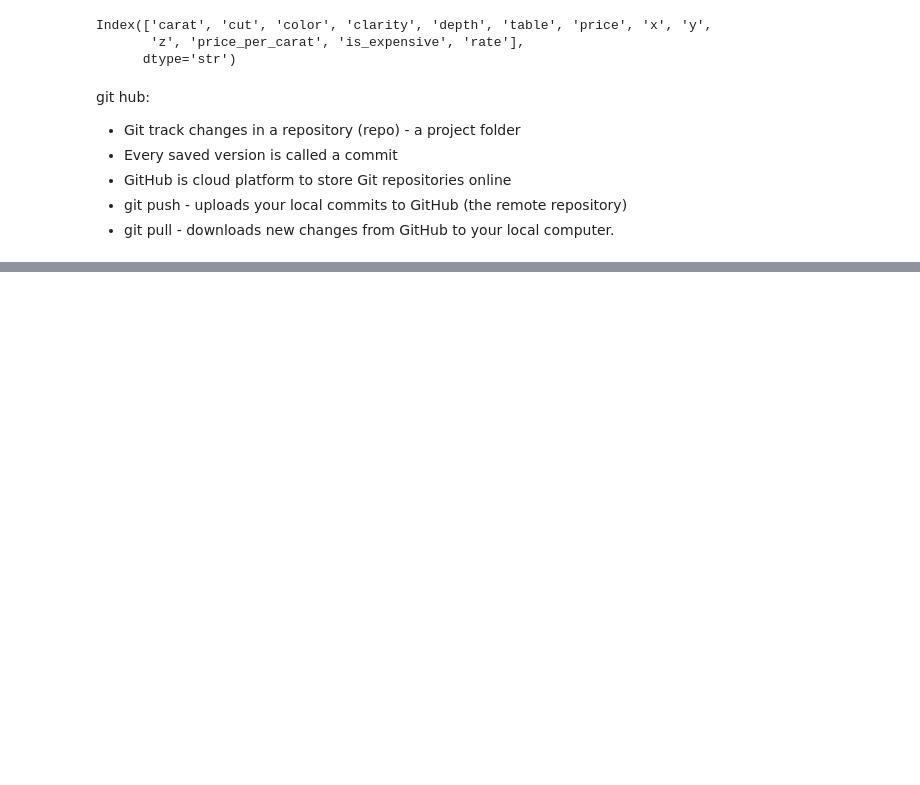
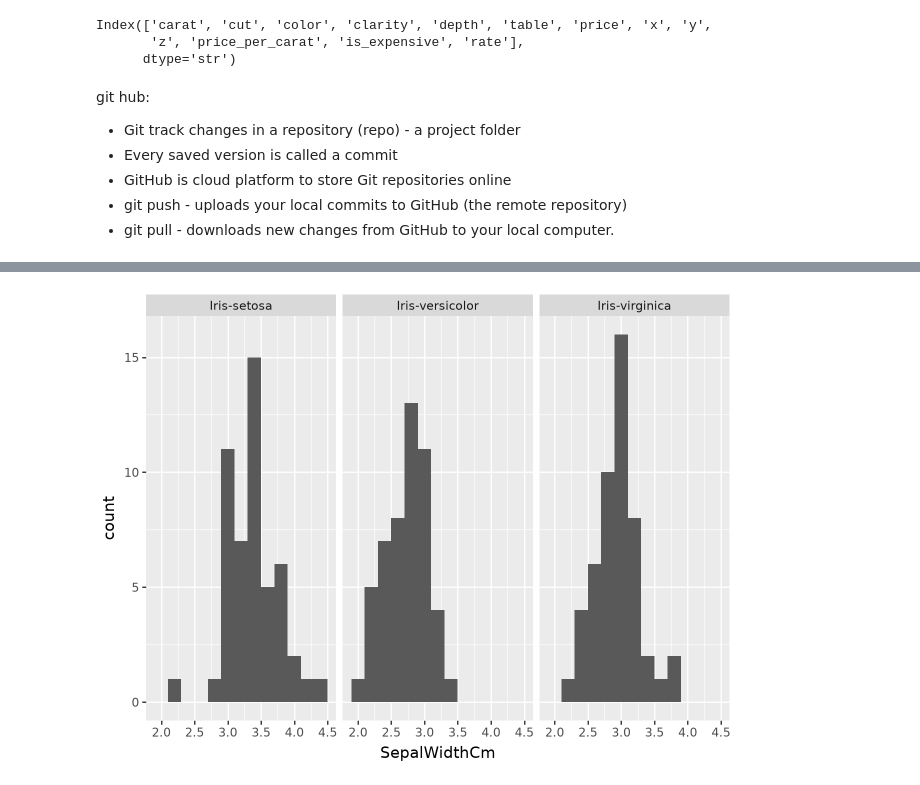
Before and after one commit to Orb-git243/DataScience_HIT_2026, a Jupyter notebook: Practice_and_understanding_the_study/Exercise_book.ipynb, the cells around one changed output, grey strips where cells are left out. Cells and saved outputs as stored; diff of their text form; code cells hidden in the pictures; blank space fills up the shorter version.

```diff
--- a/Practice_and_understanding_the_study/Exercise_book.ipynb
+++ b/Practice_and_understanding_the_study/Exercise_book.ipynb
@@ -328,0 +358,4 @@ git hub:
+# %%
+pln.ggplot(iris_df, pln.aes(x='SepalWidthCm')) + pln.geom_histogram() + pln.facet_wrap('Species')
+# %% [output]
+[figure, added]
```
Also changed, not shown: parts of 7 cells of this notebook, 1 other file.
